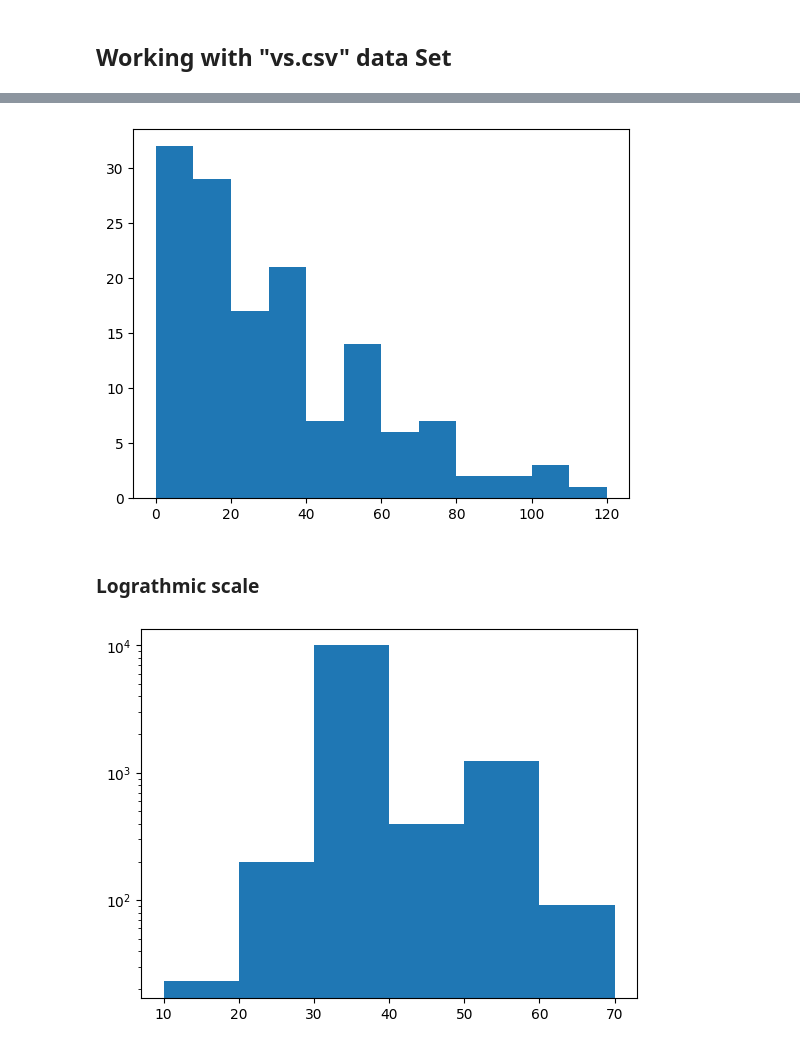
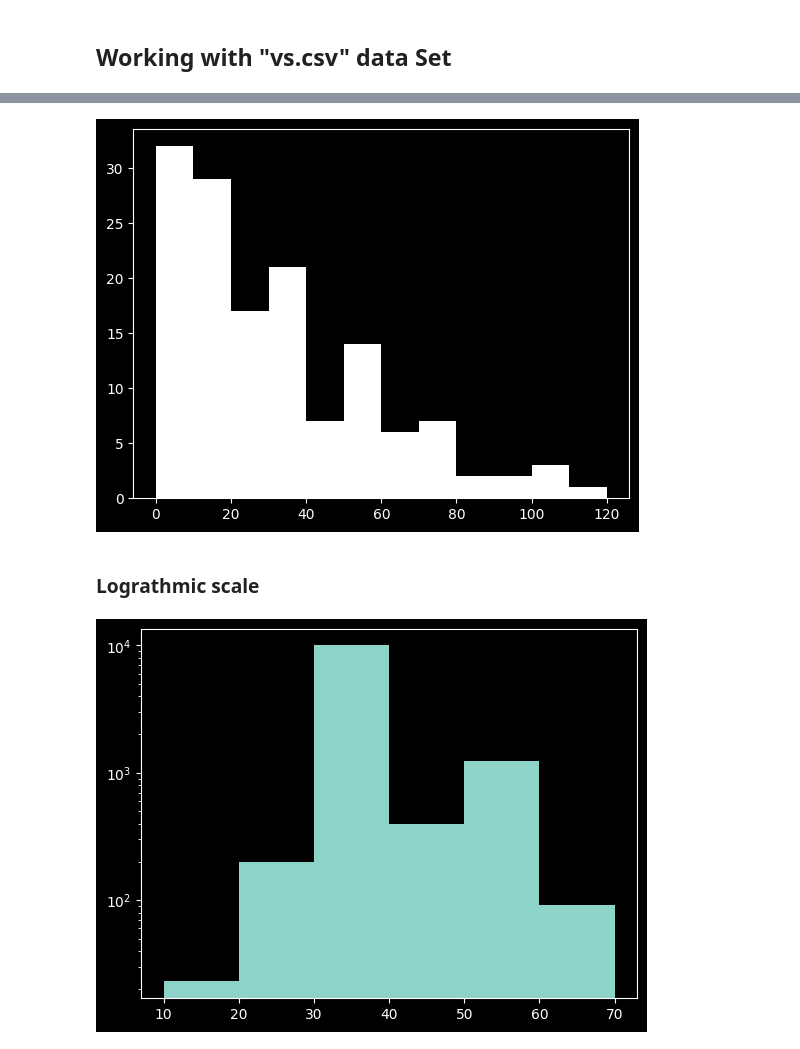
Before and after one commit to mohitjaryal/matplotlib, a Jupyter notebook: Histogram/vkDataSet.ipynb, the cells around one changed output, grey strips where cells are left out. Cells and saved outputs as stored; diff of their text form; code cells hidden in the pictures.

```diff
--- a/Histogram/vkDataSet.ipynb
+++ b/Histogram/vkDataSet.ipynb
@@ -5,6 +5,6 @@ import numpy as np
 import pandas as pd
 import matplotlib.pyplot as plt
 import seaborn as sns
+plt.style.use( 'dark_background')
 # %%
-vk = pd.read_csv('/Users/mohit/Documents/matplotlib/datasets/vk.csv')
-vk
+vk = pd.read_csv('datasets/vk.csv')
@@ -25,9 +11,9 @@ vk
 # %%
 # creating histogram
-plt.hist(vk['batsman_runs'], bins=[0,10,20,30,40,50,60,70,80,90,100,110,120])
+plt.hist(vk['batsman_runs'], bins=[0,10,20,30,40,50,60,70,80,90,100,110,120],color='white')
 plt.show()
 # %% [output]
-[figure, old version]
+[figure, new version]
 # %% [markdown]
 ### Lograthmic scale
 # %%
@@ -37,4 +23,4 @@ arr = np.load('/Users/mohit/Documents/matplotlib/datasets/big-array.npy')
 plt.hist(arr,bins=[10,20,30,40,50,60,70],log=True)
 plt.show()
 # %% [output]
-[figure, old version]
+[figure, new version]
```
Also changed, not shown: parts of 1 cell of this notebook, 5 other files.
